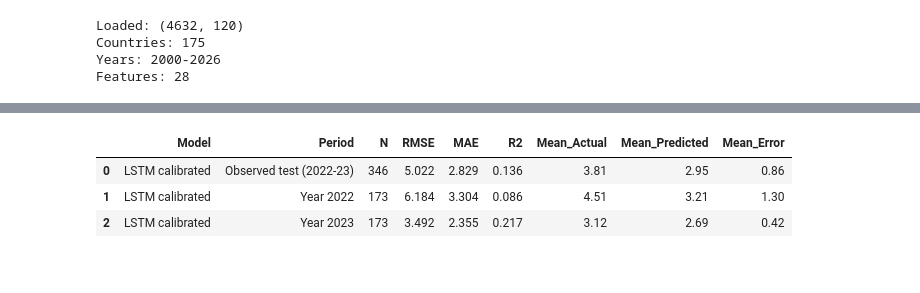
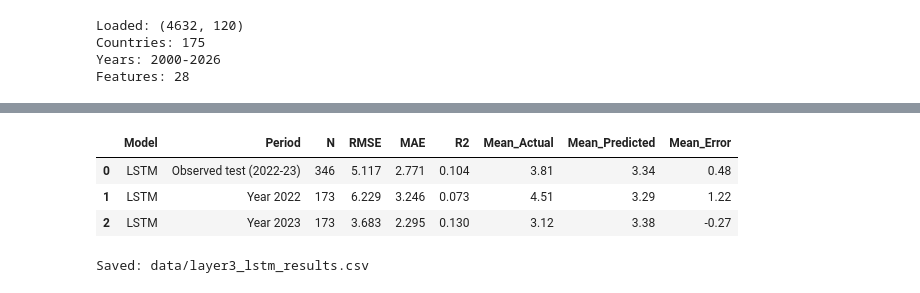
Before and after one commit to debottamc2002/Final_Project, a Jupyter notebook: major_project/05_layer3_lstm.ipynb, the cells around one changed output, grey strips where cells are left out. Drawn from its saved outputs; the diff is of its cells as text; code cells hidden in the pictures.

```diff
--- a/major_project/05_layer3_lstm.ipynb
+++ b/major_project/05_layer3_lstm.ipynb
@@ -136,7 +102,7 @@ Countries: 175
 Years: 2000-2026
 Features: 28
 # %%
-SEQ_LEN = 3
+SEQ_LEN = 5
 
 def build_sequences(data, feature_cols, target_col, seq_len=5):
     X_seq = []
@@ -388,0 +238,20 @@ pred_test_calibrated = calibrate_predictions(pred_test)
+# %%
+early_stop = EarlyStopping(
+    monitor="val_loss",
+    patience=20,
+    restore_best_weights=True,
+)
+
+history = model.fit(
+    X_train_sc,
+    y_train,
+    validation_split=0.2,
+    epochs=200,
+    batch_size=32,
+    callbacks=[early_stop],
+    verbose=1,
+)
+
+model.save("models/lstm_gdp_growth.keras")
+
+print("Saved: models/lstm_gdp_growth.keras")
@@ -410,23 +297,15 @@ def evaluate_regression(name, y_true, y_pred, period):
     }
 
 
-# ------------------------------------------------------------
-# Predict and inverse-transform
-# ------------------------------------------------------------
-
-pred_test_scaled = model.predict(X_test_sc).flatten()
-
-pred_test = y_scaler.inverse_transform(
-    pred_test_scaled.reshape(-1, 1)
-).flatten()
+pred_test = model.predict(X_test_sc).flatten()
 
 lstm_rows = []
 
 lstm_rows.append(
     evaluate_regression(
-        "LSTM calibrated",
+        "LSTM",
         y_test,
-        pred_test_calibrated,
+        pred_test,
         "Observed test (2022-23)",
     )
 )
@@ -436,9 +315,9 @@ for year in [2022, 2023]:
 
     lstm_rows.append(
         evaluate_regression(
-            "LSTM calibrated",
+            "LSTM",
             y_test[mask],
-            pred_test_calibrated[mask],
+            pred_test[mask],
             f"Year {year}",
         )
     )
@@ -451,4 +330,5 @@ lstm_results_df.to_csv(
 )
 
 display(lstm_results_df)
+print("Saved: data/layer3_lstm_results.csv")
 # %% [output]
@@ -456,5 +336,6 @@ display(lstm_results_df)
 |  | Model | Period | N | RMSE | MAE | R2 | Mean_Actual | Mean_Predicted | Mean_Error |
-| 0 | LSTM calibrated | Observed test (2022-23) | 346 | 5.022 | 2.829 | 0.136 | 3.81 | 2.95 | 0.86 |
-| 1 | LSTM calibrated | Year 2022 | 173 | 6.184 | 3.304 | 0.086 | 4.51 | 3.21 | 1.30 |
-| 2 | LSTM calibrated | Year 2023 | 173 | 3.492 | 2.355 | 0.217 | 3.12 | 2.69 | 0.42 |
+| 0 | LSTM | Observed test (2022-23) | 346 | 5.117 | 2.771 | 0.104 | 3.81 | 3.34 | 0.48 |
+| 1 | LSTM | Year 2022 | 173 | 6.229 | 3.246 | 0.073 | 4.51 | 3.29 | 1.22 |
+| 2 | LSTM | Year 2023 | 173 | 3.683 | 2.295 | 0.130 | 3.12 | 3.38 | -0.27 |
+Saved: data/layer3_lstm_results.csv
 # %%
```
Also changed, not shown: parts of 17 cells of this notebook, 2 other files.
